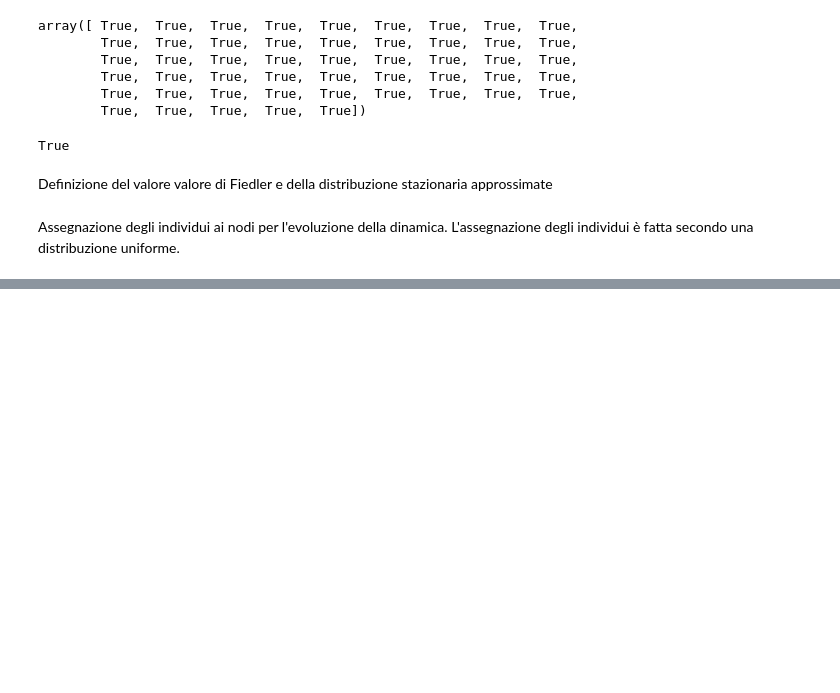
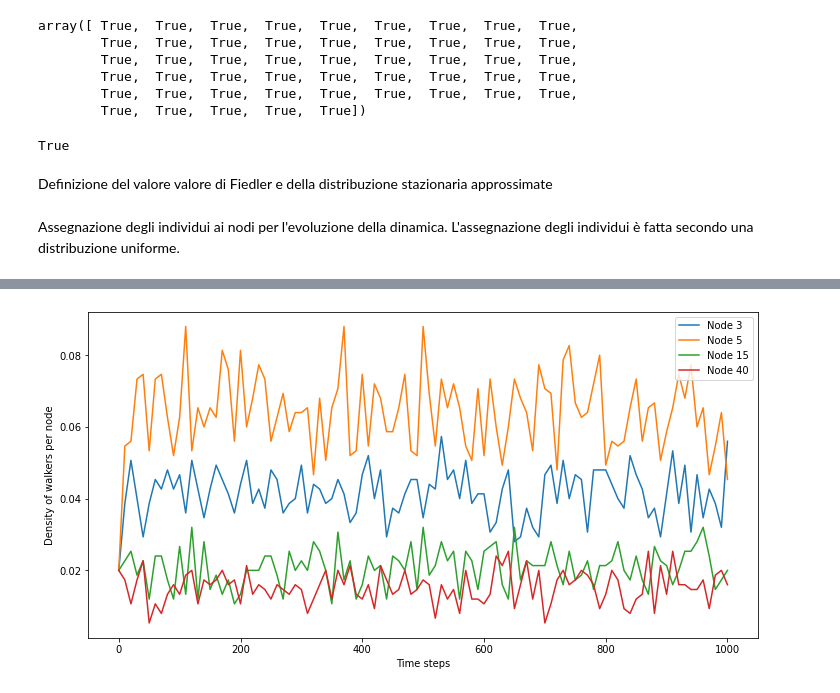
Before and after one commit to Ferri-00/Esame-Complessi, a Jupyter notebook: BarabasiAlbert.ipynb, the cells around one changed output, grey strips where cells are left out. Cells and saved outputs as stored; diff of their text form; code cells hidden in the pictures; blank space fills up the shorter version.

```diff
--- a/BarabasiAlbert.ipynb
+++ b/BarabasiAlbert.ipynb
@@ -203,3 +228,6 @@ plt.show()
 # %%
-print(sum(p_node)/time_steps)
-print(pSNorm[node]*N*walker_per_node)
+for i in range(len(nodes)):
+    print("DIstribution for node", nodes[i], ":")
+    print(sum(p_node[i])/time_steps)
+    print(pSNorm[nodes[i]]*N*walker_per_node)
+    print()
@@ -205,0 +250,30 @@ print(pSNorm[node]*N*walker_per_node)
+# %%
+fig, ax = plt.subplots(nrows = 1, ncols = len(nodes), figsize=(6*len(nodes), 4))
+
+time_range = hMean
+index = np.arange(0, len(time_range), 10)
+
+for i in range(len(nodes)):
+    ax[i].plot(index, [time_range[ind][i]/(walker_per_node*N) for ind in index])
+    ax[i].set_title(f"Distribution of node {nodes[i]}")
+    ax[i].set_ylabel("Walkers per node")
+    ax[i].set_xlabel("Time steps")
+
+plt.show()
+# %%
+fig, ax = plt.subplots(nrows = 1, ncols = 1, figsize=(12,1.5*len(nodes)))
+
+time_range = history[0]
+index = np.arange(0, len(time_range), 10)
+
+for i in nodes: #list(G.nodes)[0:3]:
+    plt.plot(index, [time_range[ind][i]/(walker_per_node*N) for ind in index], label = f"Node {i}")
+#     plt.plot(index, [time_range[ind][i] for ind in index])
+
+ax.set_xlabel("Time steps")
+ax.set_ylabel("Density of walkers per node")
+ax.legend()
+
+plt.show()
+# %% [output]
+[figure, added]
```
Also changed, not shown: parts of 13 cells of this notebook, 1 other file.
